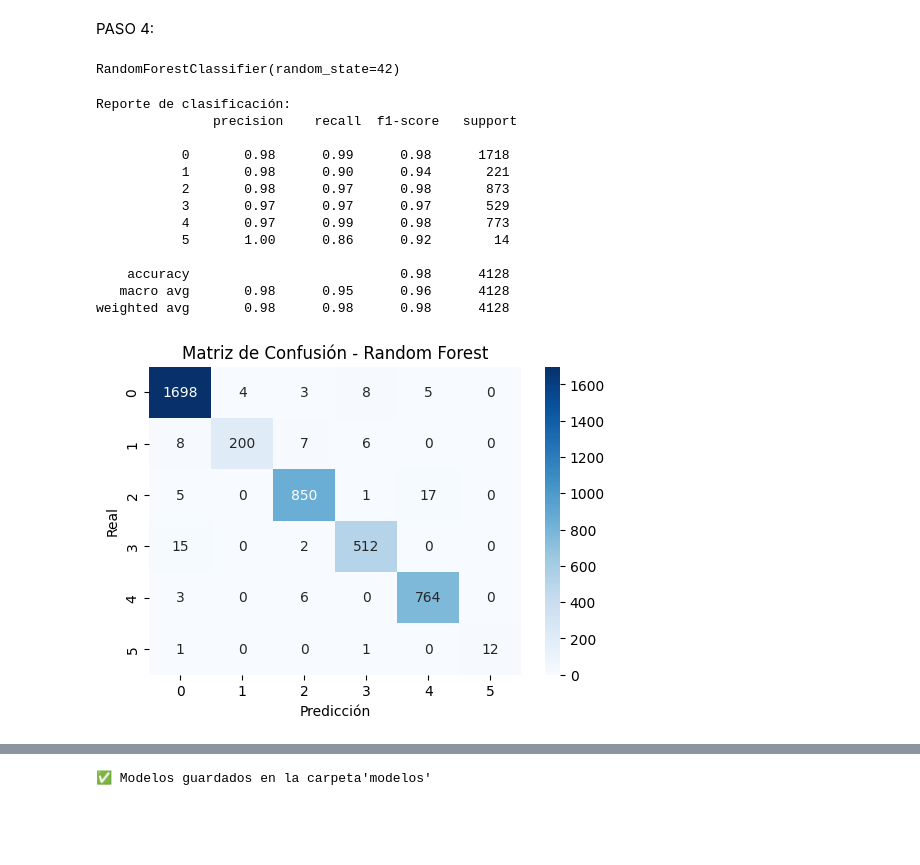
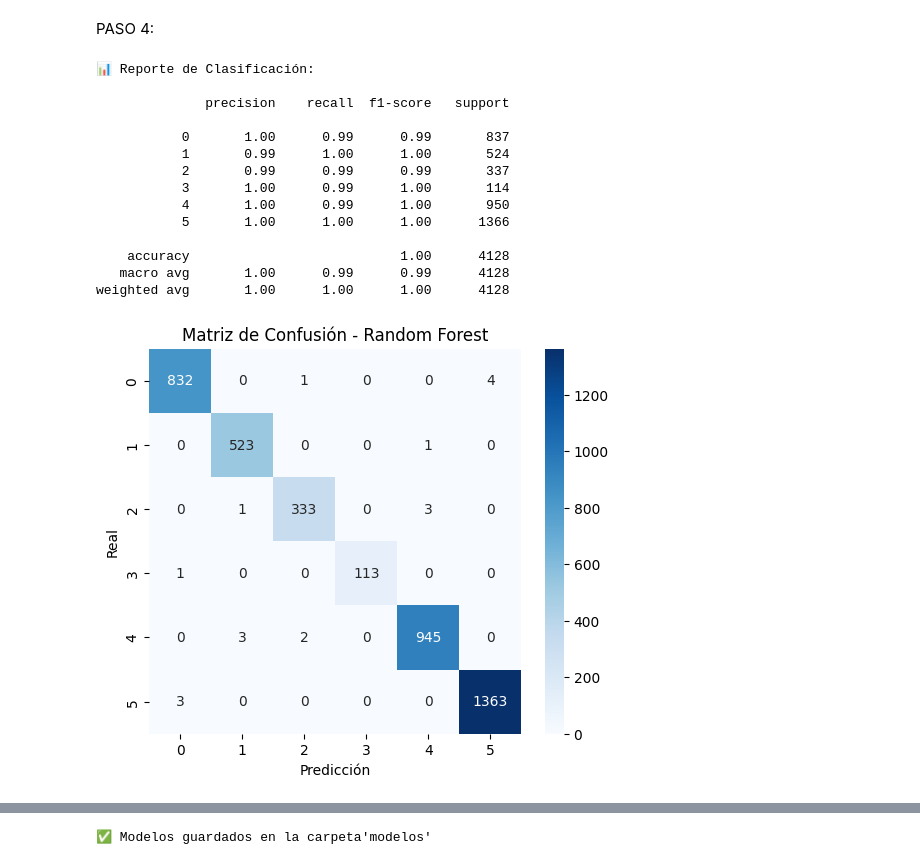
Before and after one commit to monikaguilar/K-Medias, a Jupyter notebook: src/explore.ipynb, the cells around one changed output, grey strips where cells are left out. Drawn from its saved outputs; the diff is of its cells as text; code cells hidden in the pictures; blank space fills up the shorter version.

```diff
--- a/src/explore.ipynb
+++ b/src/explore.ipynb
@@ -77,10 +34,20 @@ Name: count, dtype: int64
 # %%
-#Graficar clusters en mapa (usando latitud y longitud)
+from sklearn.cluster import KMeans
+import matplotlib.pyplot as plt
+
+# Aplicar KMeans con 6 clusters
+kmeans = KMeans(n_clusters=6, random_state=42)
+df['Cluster'] = kmeans.fit_predict(X_scaled)
+
+# Ver formato y valores de la columna cluster
+print(df['Cluster'].value_counts())
+
+# Graficar en un diagrama de puntos (Latitude vs Longitude)
 plt.figure(figsize=(10,6))
-plt.scatter(df["Longitude"], df["Latitude"], c=df["Cluster"].cat.codes, cmap="tab10", s=10)
-plt.xlabel("Longitud")
-plt.ylabel("Latitud")
-plt.title("Clusters de viviendas (K-Means, k=6)")
+plt.scatter(df['Longitude'], df['Latitude'], c=df['Cluster'], cmap='tab10', s=10)
+plt.xlabel("Longitude")
+plt.ylabel("Latitude")
+plt.title("Clusters de viviendas (K-Means con Latitude, Longitude y MedInc)")
 plt.colorbar(label="Cluster")
 plt.show()
 # %% [output]
@@ -144,44 +91,45 @@ X_train, X_test, y_train, y_test = train_test_split(X, y, test_size=0.2, random_
-# %%
-from sklearn.ensemble import RandomForestClassifier
-
-# Crear y entrenar el modelo
-rf_model = RandomForestClassifier(n_estimators=100, random_state=42)
-rf_model.fit(X_train,y_train)
-# %% [output]
-RandomForestClassifier(random_state=42)
 # %%
-#Entrenar el modelo supervisado
+# Usar los clusters como etiquetas (y)
+X = df[['Latitude', 'Longitude', 'MedInc']]
+y = df['Cluster']
+
+X_train, X_test, y_train, y_test = train_test_split(X, y, test_size=0.2, random_state=42)
+
+# Entrenar un Random Forest
+from sklearn.ensemble import RandomForestClassifier
 from sklearn.metrics import classification_report, confusion_matrix
 import seaborn as sns
-import matplotlib.pyplot as plt
 
-# Predicciones
+rf_model = RandomForestClassifier(n_estimators=100, random_state=42)
+rf_model.fit(X_train, y_train)
+
+# Evaluación
 y_pred = rf_model.predict(X_test)
 
-# Reporte de métricas
-print("Reporte de clasificación:\n", classification_report(y_test, y_pred))
+print("📊 Reporte de Clasificación:\n")
+print(classification_report(y_test, y_pred))
 
-# Matriz de confusión
 cm = confusion_matrix(y_test, y_pred)
-
-plt.figure(figsize=(6,4))
-sns.heatmap(cm, annot=True, fmt="d", cmap="Blues")
+plt.figure(figsize=(6,5))
+sns.heatmap(cm, annot=True, fmt="d", cmap="Blues",
+            xticklabels=rf_model.classes_, yticklabels=rf_model.classes_)
 plt.xlabel("Predicción")
 plt.ylabel("Real")
 plt.title("Matriz de Confusión - Random Forest")
 plt.show()
 # %% [output]
-Reporte de clasificación:
-               precision    recall  f1-score   support
+📊 Reporte de Clasificación:
 
-           0       0.98      0.99      0.98      1718
-           1       0.98      0.90      0.94       221
-           2       0.98      0.97      0.98       873
-           3       0.97      0.97      0.97       529
-           4       0.97      0.99      0.98       773
-           5       1.00      0.86      0.92        14
+              precision    recall  f1-score   support
 
-    accuracy                           0.98      4128
-   macro avg       0.98      0.95      0.96      4128
-weighted avg       0.98      0.98      0.98      4128
+           0       1.00      0.99      0.99       837
+           1       0.99      1.00      1.00       524
+           2       0.99      0.99      0.99       337
+           3       1.00      0.99      1.00       114
+           4       1.00      0.99      1.00       950
+           5       1.00      1.00      1.00      1366
+
+    accuracy                           1.00      4128
+   macro avg       1.00      0.99      0.99      4128
+weighted avg       1.00      1.00      1.00      4128
-[figure, old version]
+[figure, new version]
```
Also changed, not shown: parts of 15 cells of this notebook, 2 other files.
